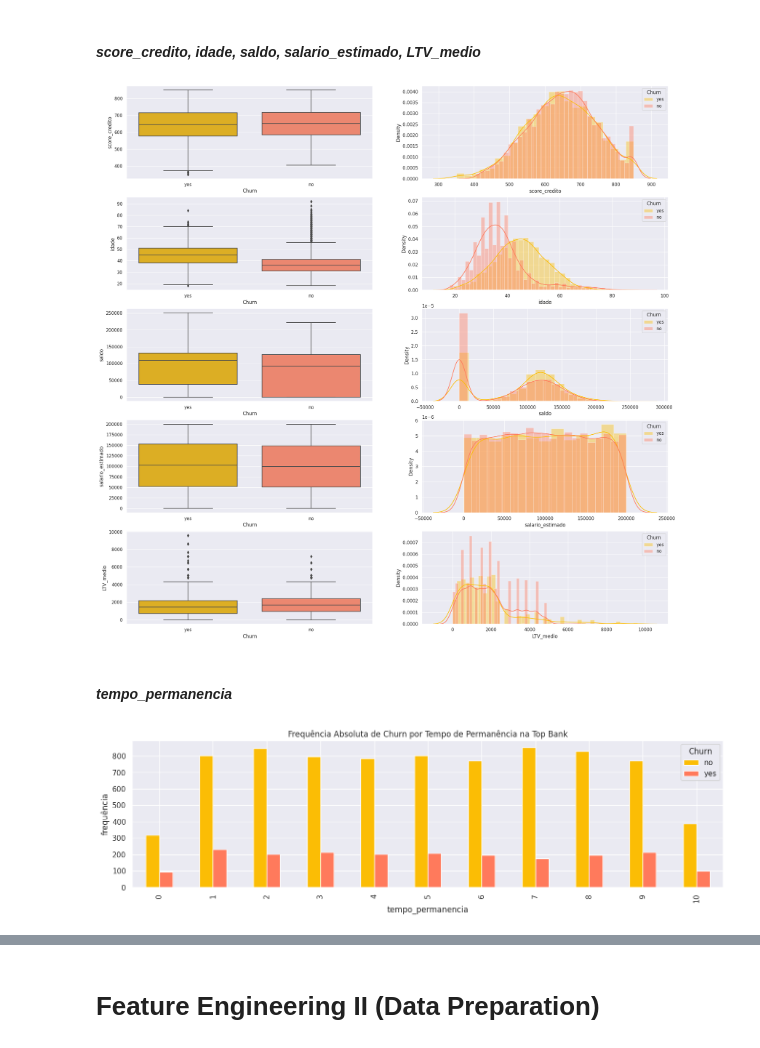
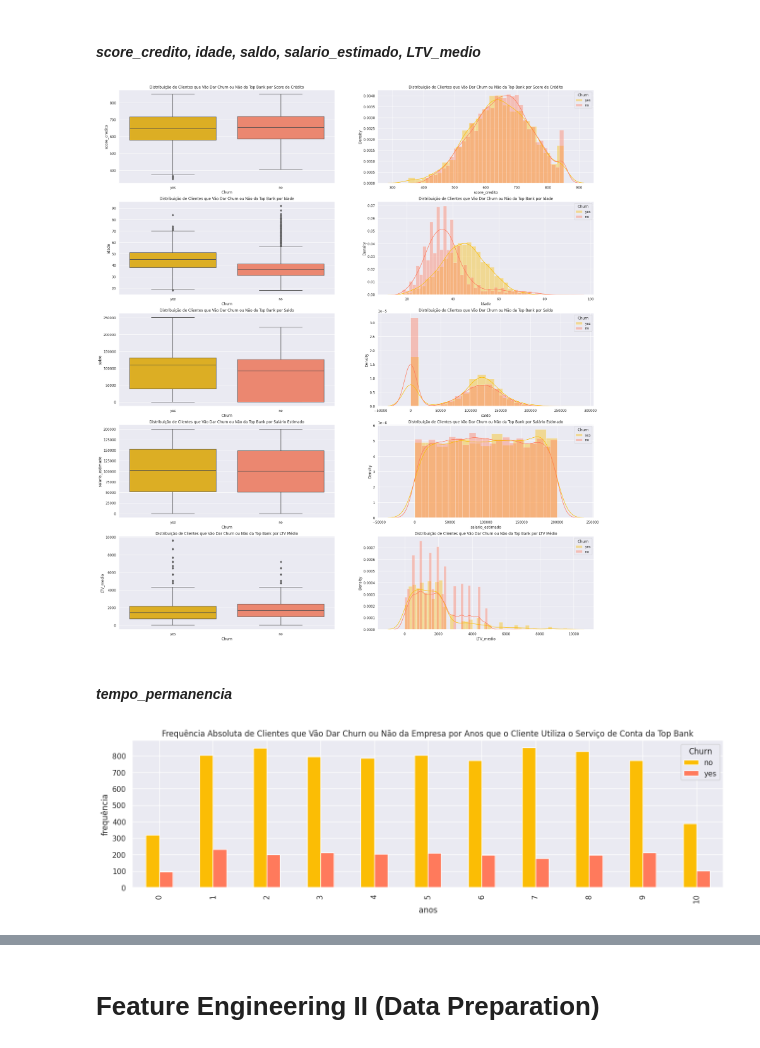
Before and after one commit to rodrigo-rngl/data-science-portfolio, a Jupyter notebook: top-bank-churn-predict/notebooks/Project Clients Churn Predict - V2.ipynb, the cells around one changed output, grey strips where cells are left out. Cells and saved outputs as stored; diff of their text form; code cells hidden in the pictures.

```diff
--- a/top-bank-churn-predict/notebooks/Project Clients Churn Predict - V2.ipynb
+++ b/top-bank-churn-predict/notebooks/Project Clients Churn Predict - V2.ipynb
@@ -1035,54 +1024,64 @@ pd.DataFrame({'absoluto': df4['escala_fico'].value_counts(), 'percentual (%)': d
 # %% [markdown]
 #### *score_credito, idade, saldo, salario_estimado, LTV_medio*
 # %%
-plt.figure(figsize= (24, 24))
+plt.figure(figsize= (28, 32))
 
 #Churn x score_credito
 plt.subplot(5, 2, 1)
 sns.boxplot(x= 'Churn', y= 'score_credito', data= df4);
+plt.title('Distribuição de Clientes que Vão Dar Churn ou Não da Top Bank por Score de Crédito')
 
 plt.subplot(5, 2, 2)
-sns.distplot( df4[df4['Churn'] == 'yes']['score_credito'], label= 'yes');
-sns.distplot( df4[df4['Churn'] == 'no']['score_credito'], label= 'no');
+sns.distplot(df4[df4['Churn'] == 'yes']['score_credito'], label= 'yes');
+sns.distplot(df4[df4['Churn'] == 'no']['score_credito'], label= 'no');
 plt.legend(title= 'Churn');
+plt.title('Distribuição de Clientes que Vão Dar Churn ou Não da Top Bank por Score de Crédito')
 
 #Churn x idade
 plt.subplot(5, 2, 3)
 sns.boxplot(x= 'Churn', y= 'idade', data= df4);
+plt.title('Distribuição de Clientes que Vão Dar Churn ou Não da Top Bank por Idade')
 
 plt.subplot(5, 2, 4)
 sns.distplot( df4[df4['Churn'] == 'yes']['idade'], label= 'yes');
 sns.distplot( df4[df4['Churn'] == 'no']['idade'], label= 'no');
 plt.legend(title= 'Churn');
+plt.title('Distribuição de Clientes que Vão Dar Churn ou Não da Top Bank por Idade')
 
 #Churn x saldo
 plt.subplot(5, 2, 5)
 sns.boxplot(x= 'Churn', y= 'saldo', data= df4);
+plt.title('Distribuição de Clientes que Vão Dar Churn ou Não da Top Bank por Saldo')
 
 plt.subplot(5, 2, 6)
 sns.distplot( df4[df4['Churn'] == 'yes']['saldo'], label= 'yes');
 sns.distplot( df4[df4['Churn'] == 'no']['saldo'], label= 'no');
 plt.legend(title= 'Churn');
+plt.title('Distribuição de Clientes que Vão Dar Churn ou Não da Top Bank por Saldo')
 
 #Churn x salario_estimado
 plt.subplot(5, 2, 7)
 sns.boxplot(x= 'Churn', y= 'salario_estimado', data= df4);
+plt.title('Distribuição de Clientes que Vão Dar Churn ou Não da Top Bank por Salário Estimado')
 
 plt.subplot(5, 2, 8)
 sns.distplot( df4[df4['Churn'] == 'yes']['salario_estimado'], label= 'yes');
 sns.distplot( df4[df4['Churn'] == 'no']['salario_estimado'], label= 'no');
 plt.legend(title= 'Churn');
+plt.title('Distribuição de Clientes que Vão Dar Churn ou Não da Top Bank por Salário Estimado')
 
 #Churn x LTV_medio
 plt.subplot(5, 2, 9)
 sns.boxplot(x= 'Churn', y= 'LTV_medio', data= df4);
+plt.title('Distribuição de Clientes que Vão Dar Churn ou Não da Top Bank por LTV Médio')
 
 plt.subplot(5, 2, 10)
 sns.distplot( df4[df4['Churn'] == 'yes']['LTV_medio'], label= 'yes');
 sns.distplot( df4[df4['Churn'] == 'no']['LTV_medio'], label= 'no');
 plt.legend(title= 'Churn');
+plt.title('Distribuição de Clientes que Vão Dar Churn ou Não da Top Bank por LTV Médio');
 # %% [output]
-[figure, old version]
+[figure, new version]
 # %% [markdown]
 #### *tempo_permanencia*
 # %%
@@ -1090,12 +1089,12 @@ df_aux = df4[['id_cliente','Churn', 'tempo_permanencia']].groupby(['Churn','temp
 df_aux.reset_index().pivot(index='tempo_permanencia', columns='Churn', values='id_cliente').plot(kind='bar')
 
 # Adiciona títulos e etiquetas
-plt.title('Frequência Absoluta de Churn por Tempo de Permanência na Top Bank')
-plt.xlabel('tempo_permanencia')
+plt.title('Frequência Absoluta de Clientes que Vão Dar Churn ou Não por Anos que o Cliente Utiliza o Serviço de Conta da Top Bank')
+plt.xlabel('anos')
 plt.ylabel('frequência')
 plt.legend(title= 'Churn');
 
 # Exibe o gráfico
 plt.show()
 # %% [output]
-[figure, old version]
+[figure, new version]
```
Also changed, not shown: parts of 27 cells of this notebook.
